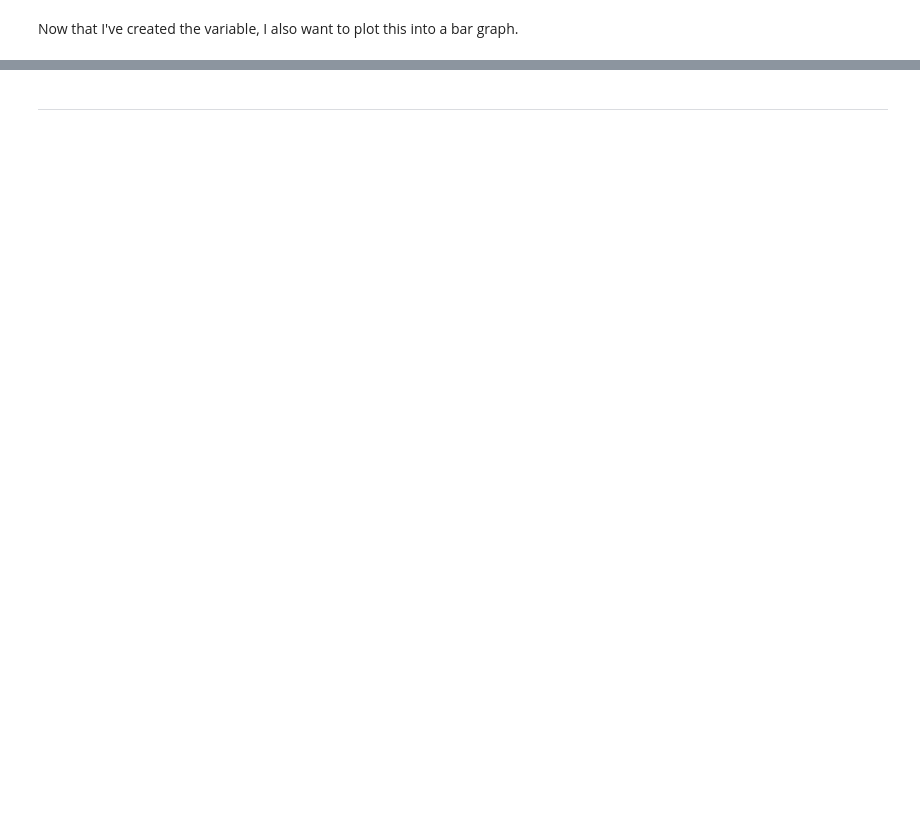
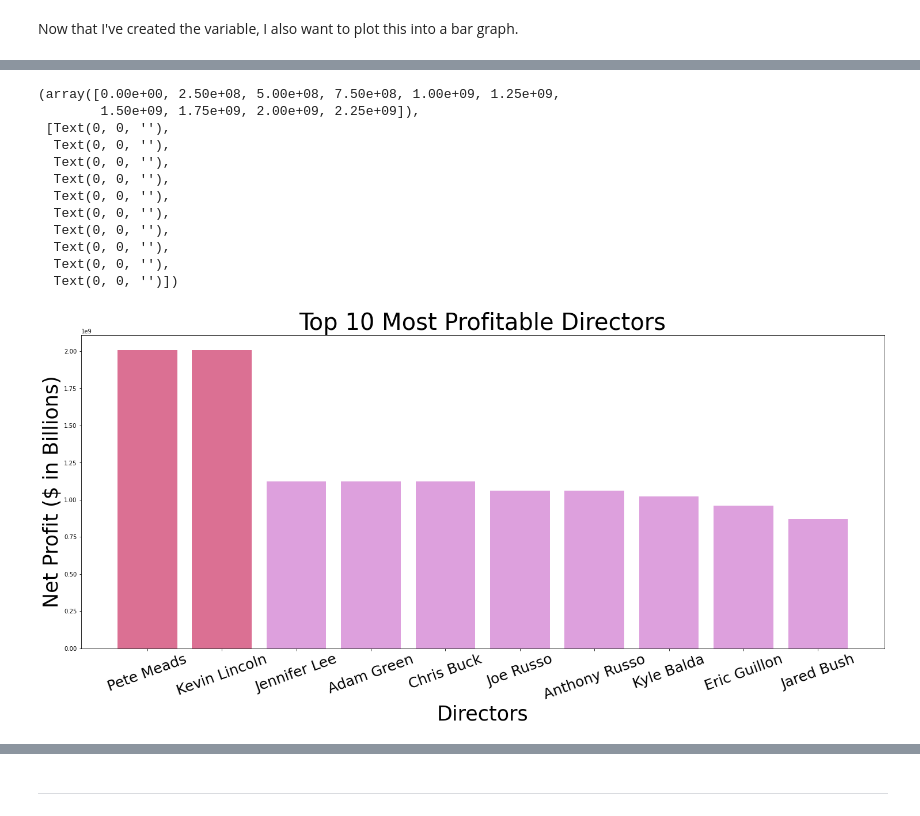
Before and after one commit to deannagould/microsoft-movie-studios, a Jupyter notebook: movie-analysis.ipynb, the cells around one changed output, grey strips where cells are left out. Cells and saved outputs as stored; diff of their text form; code cells hidden in the pictures; blank space fills up the shorter version.

```diff
--- a/movie-analysis.ipynb
+++ b/movie-analysis.ipynb
@@ -990,0 +936,3 @@ plt.xticks(range(len(directors)), directors, fontsize=15)
+# %%
+# Sorting directors by net_profit
+directors_np = director_gby.sort_values('net_profit', ascending=False).head(10)
@@ -990,0 +955,27 @@ plt.xticks(range(len(directors)), directors, fontsize=15)
+# %%
+# Plotting directors by net profit
+plt.figure(figsize=(25, 10))
+
+directors = directors_np.index
+net_profit = directors_np.net_profit
+plt.bar(range(len(directors)), net_profit, color=['palevioletred', 'palevioletred', 'plum', 'plum', 'plum', 'plum', 'plum', 'plum', 'plum', 'plum'])
+
+plt.title('Top 10 Most Profitable Directors', fontsize=40)
+plt.ylabel('Net Profit ($ in Billions)', fontsize=35)
+plt.xlabel('Directors', fontsize=35)
+plt.xticks(range(len(directors)), directors, fontsize=25, rotation=20)
+plt.yticks()
+# %% [output]
+(array([0.00e+00, 2.50e+08, 5.00e+08, 7.50e+08, 1.00e+09, 1.25e+09,
+        1.50e+09, 1.75e+09, 2.00e+09, 2.25e+09]),
+ [Text(0, 0, ''),
+  Text(0, 0, ''),
+  Text(0, 0, ''),
+  Text(0, 0, ''),
+  Text(0, 0, ''),
+  Text(0, 0, ''),
+  Text(0, 0, ''),
+  Text(0, 0, ''),
+  Text(0, 0, ''),
+  Text(0, 0, '')])
+[figure, added]
```
Also changed, not shown: parts of 279 cells of this notebook, 6 other files.
